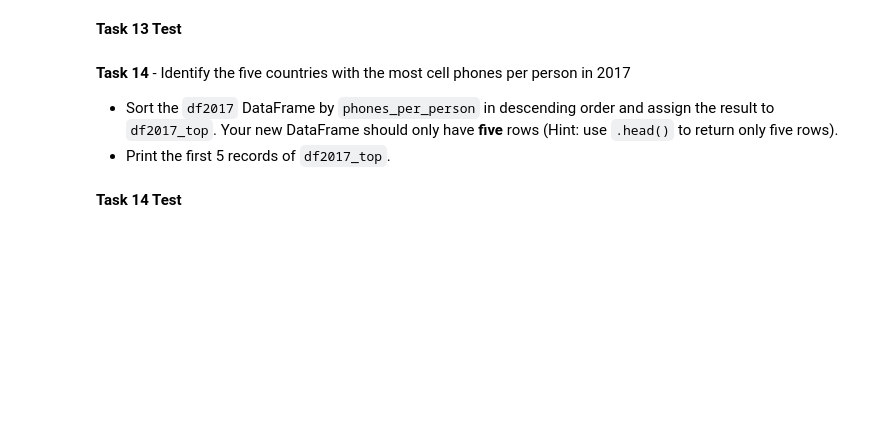
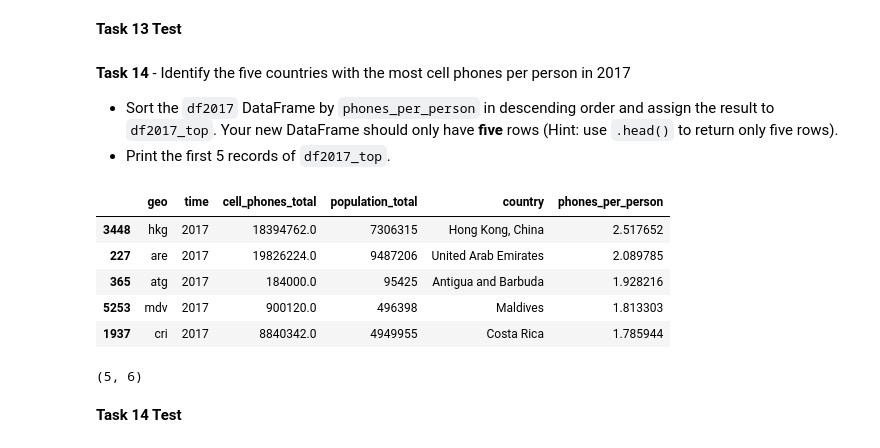
Before and after one commit to sikoh/DS-Data-Wrangling-and-Storytelling, a Jupyter notebook: Sprint-Challenge/DS_SprintChallenge_DataWranglingAndStorytelling.ipynb, the cells around one changed output. Cells and saved outputs as stored; diff of their text form; code cells hidden in the pictures; blank space fills up the shorter version.

```diff
--- a/Sprint-Challenge/DS_SprintChallenge_DataWranglingAndStorytelling.ipynb
+++ b/Sprint-Challenge/DS_SprintChallenge_DataWranglingAndStorytelling.ipynb
@@ -310,4 +432,6 @@ raise NotImplementedError()
 # Create a new dataframe called df2017 that includes only records from geo_cell_phone_population that ocurred in 2017.
 
 # YOUR CODE HERE
-raise NotImplementedError()
+#raise NotImplementedError()
+df2017 = geo_cell_phone_population[geo_cell_phone_population['time']==2017].copy()
+df2017.shape
@@ -325,14 +451,25 @@ raise NotImplementedError()
 # %%
 # Task 14
 
 # Sort the df2017 dataframe by phones_per_person in descending order
 # Return only five (5) rows
 
 # YOUR CODE HERE
-raise NotImplementedError()
-
+#raise NotImplementedError()
+df2017_top = df2017.sort_values(by = 'phones_per_person', ascending=False).head()
 # View the df2017_top DataFrame
 df2017_top
+# %% [output]
+|  | geo | time | cell_phones_total | population_total | country | phones_per_person |
+| 3448 | hkg | 2017 | 18394762.0 | 7306315 | Hong Kong, China | 2.517652 |
+| 227 | are | 2017 | 19826224.0 | 9487206 | United Arab Emirates | 2.089785 |
+| 365 | atg | 2017 | 184000.0 | 95425 | Antigua and Barbuda | 1.928216 |
+| 5253 | mdv | 2017 | 900120.0 | 496398 | Maldives | 1.813303 |
+| 1937 | cri | 2017 | 8840342.0 | 4949955 | Costa Rica | 1.785944 |
+# %%
+df2017_top.shape
+# %% [output]
+(5, 6)
 # %% [markdown]
 **Task 14 Test**
 # %%
```
Also changed, not shown: parts of 11 cells of this notebook.
